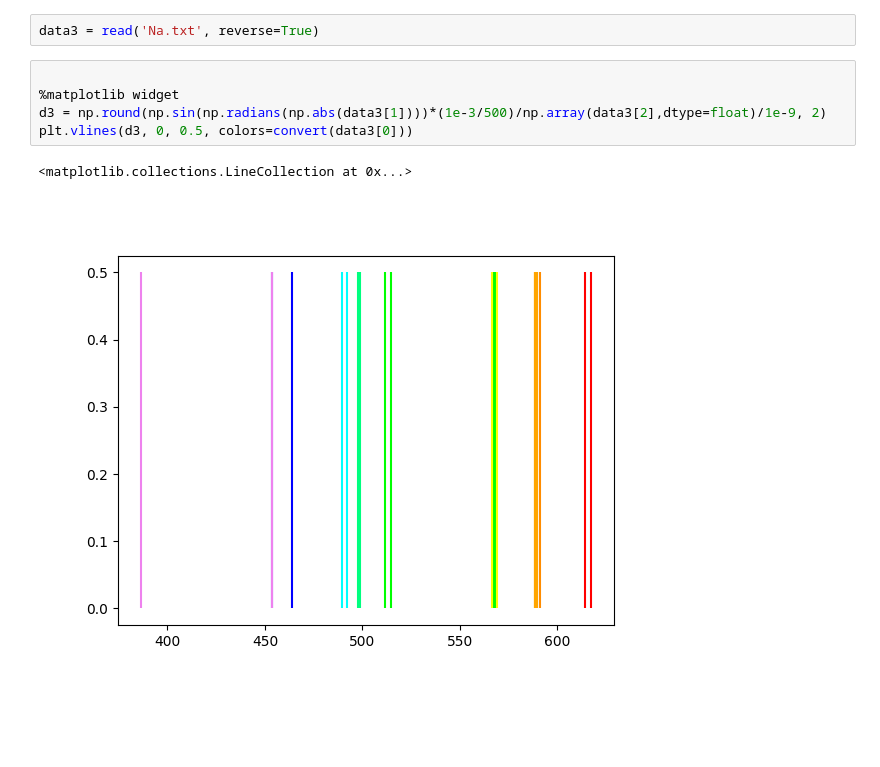
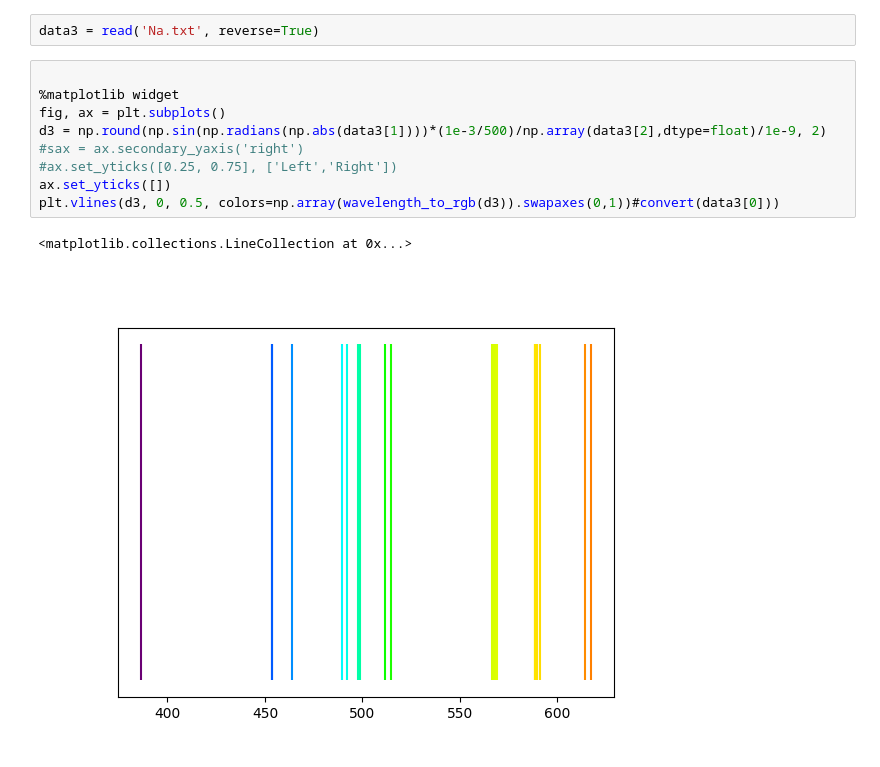
Before and after one commit to sitandr/lab, a Jupyter notebook: Ghost/Untitled.ipynb, the cells around one changed output. Drawn from its saved outputs; the diff is of its cells as text; blank space fills up the shorter version.

```diff
--- a/Ghost/Untitled.ipynb
+++ b/Ghost/Untitled.ipynb
@@ -100,8 +180,12 @@ data3 = read('Na.txt', reverse=True)
 # %%
 
 %matplotlib widget
+fig, ax = plt.subplots()
 d3 = np.round(np.sin(np.radians(np.abs(data3[1])))*(1e-3/500)/np.array(data3[2],dtype=float)/1e-9, 2)
-plt.vlines(d3, 0, 0.5, colors=convert(data3[0]))
+#sax = ax.secondary_yaxis('right')
+#ax.set_yticks([0.25, 0.75], ['Left','Right'])
+ax.set_yticks([])
+plt.vlines(d3, 0, 0.5, colors=np.array(wavelength_to_rgb(d3)).swapaxes(0,1))#convert(data3[0]))
 # %% [output]
 <matplotlib.collections.LineCollection at 0x...>
-[figure, old version]
+[figure, new version]
```
Also changed, not shown: parts of 9 cells of this notebook, 21 other files.
